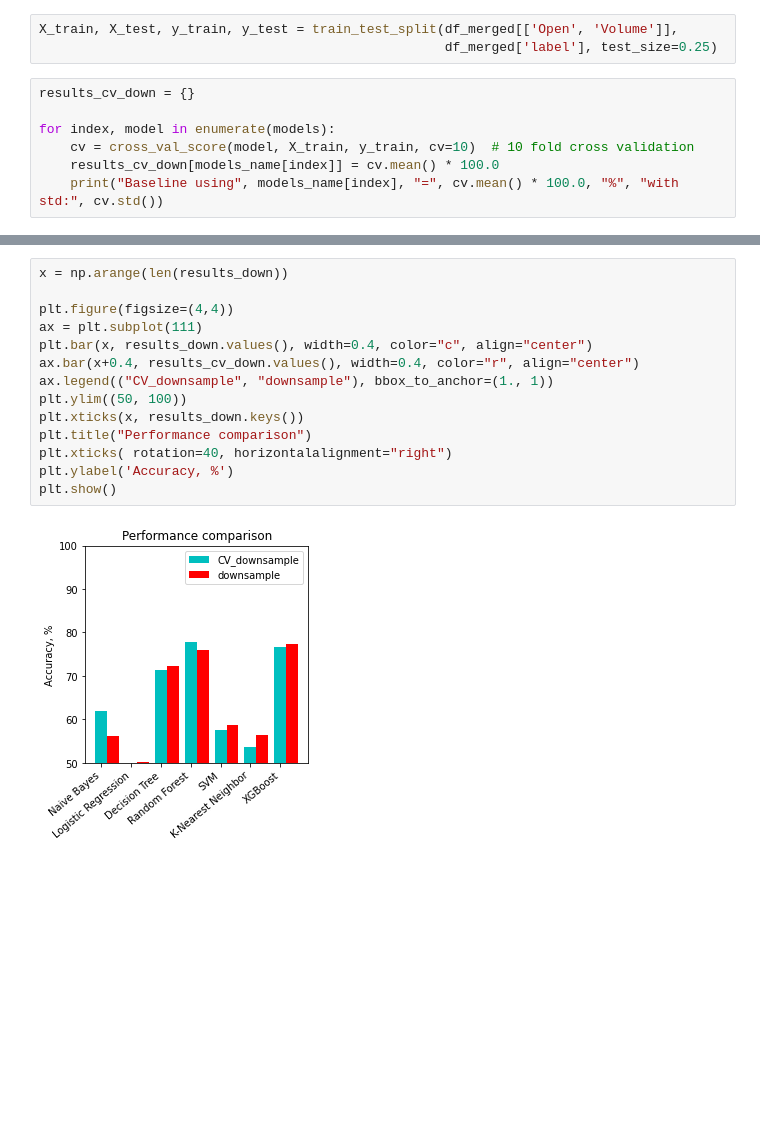
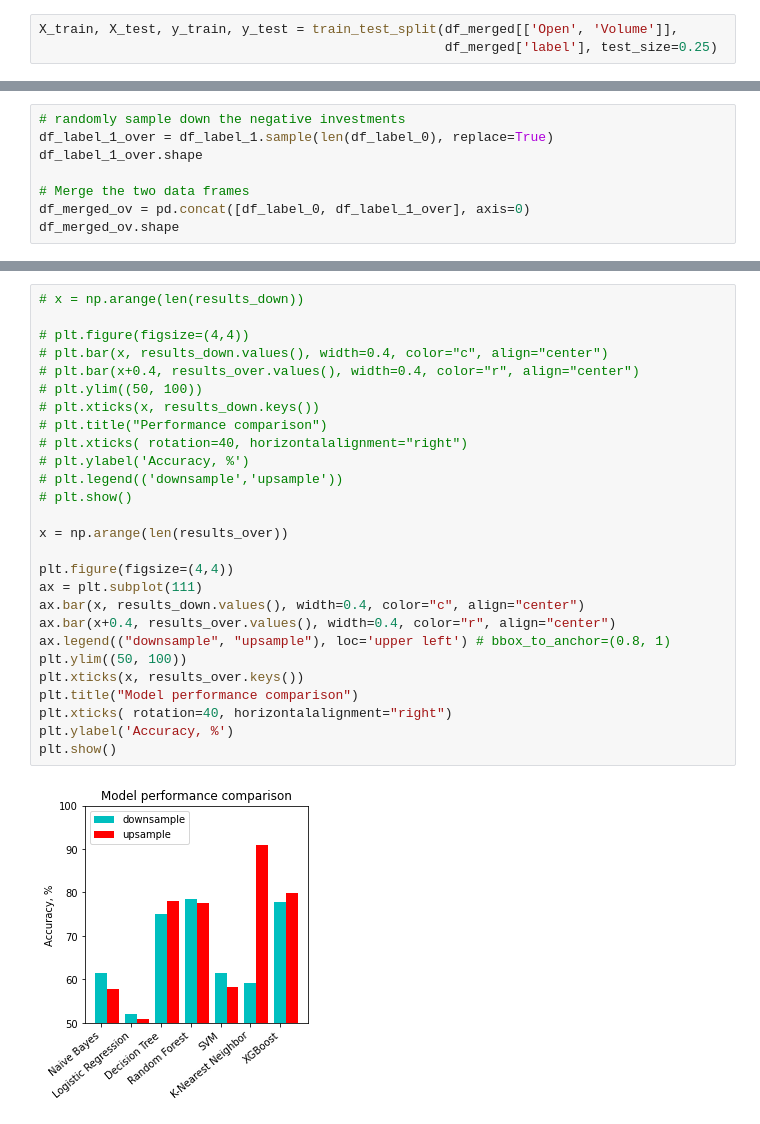
Before and after one commit to zinabu-dot/COVID-19-Modeling_AA, a Jupyter notebook: Zinabu_Melese.ipynb, the cells around one changed output, grey strips where cells are left out. Cells and saved outputs as stored; diff of their text form; blank space fills up the shorter version.

```diff
--- a/Zinabu_Melese.ipynb
+++ b/Zinabu_Melese.ipynb
@@ -362,10 +348,3 @@ df_merged.head()
 # %%
 X_train, X_test, y_train, y_test = train_test_split(df_merged[['Open', 'Volume']],
                                                     df_merged['label'], test_size=0.25)
-# %%
-results_cv_down = {}
-
-for index, model in enumerate(models):
-    cv = cross_val_score(model, X_train, y_train, cv=10)  # 10 fold cross validation
-    results_cv_down[models_name[index]] = cv.mean() * 100.0
-    print("Baseline using", models_name[index], "=", cv.mean() * 100.0, "%", "with std:", cv.std())
@@ -465,0 +448,8 @@ weighted avg       0.77      0.77      0.77       252
+# %%
+# randomly sample down the negative investments
+df_label_1_over = df_label_1.sample(len(df_label_0), replace=True)
+df_label_1_over.shape
+
+# Merge the two data frames
+df_merged_ov = pd.concat([df_label_0, df_label_1_over], axis=0)
+df_merged_ov.shape
@@ -466,16 +552,29 @@ weighted avg       0.77      0.77      0.77       252
 # %%
-x = np.arange(len(results_down))
+# x = np.arange(len(results_down))
+
+# plt.figure(figsize=(4,4))
+# plt.bar(x, results_down.values(), width=0.4, color="c", align="center")
+# plt.bar(x+0.4, results_over.values(), width=0.4, color="r", align="center")
+# plt.ylim((50, 100))
+# plt.xticks(x, results_down.keys())
+# plt.title("Performance comparison")
+# plt.xticks( rotation=40, horizontalalignment="right")
+# plt.ylabel('Accuracy, %')
+# plt.legend(('downsample','upsample'))
+# plt.show()
+
+x = np.arange(len(results_over))
 
 plt.figure(figsize=(4,4))
 ax = plt.subplot(111)
-plt.bar(x, results_down.values(), width=0.4, color="c", align="center")
-ax.bar(x+0.4, results_cv_down.values(), width=0.4, color="r", align="center")
-ax.legend(("CV_downsample", "downsample"), bbox_to_anchor=(1., 1))
+ax.bar(x, results_down.values(), width=0.4, color="c", align="center")
+ax.bar(x+0.4, results_over.values(), width=0.4, color="r", align="center")
+ax.legend(("downsample", "upsample"), loc='upper left') # bbox_to_anchor=(0.8, 1)
 plt.ylim((50, 100))
-plt.xticks(x, results_down.keys())
-plt.title("Performance comparison")
+plt.xticks(x, results_over.keys())
+plt.title("Model performance comparison")
 plt.xticks( rotation=40, horizontalalignment="right")
 plt.ylabel('Accuracy, %')
 plt.show()
 # %% [output]
-[figure, old version]
+[figure, new version]
```
Also changed, not shown: parts of 24 cells of this notebook.
